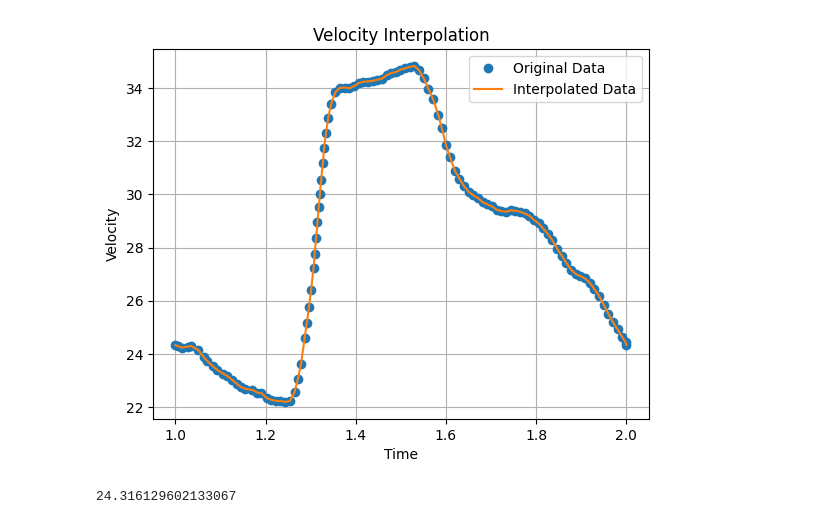
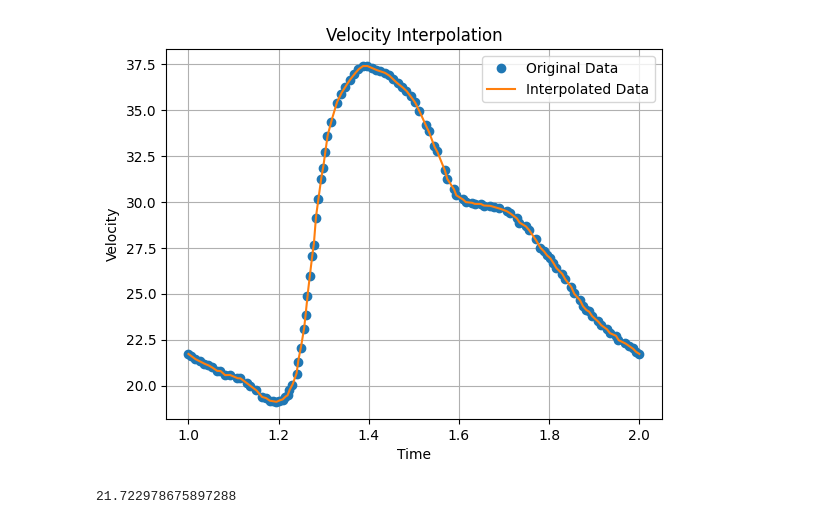
Before and after one commit to Riky2014/Tesi, a Jupyter notebook: Inflow data/Inflow_interpolation.ipynb, the cells around one changed output. Cells and saved outputs as stored; diff of their text form; code cells hidden in the pictures.

Commit message:
Creato con Colab

```diff
--- a/Inflow data/Inflow_interpolation.ipynb
+++ b/Inflow data/Inflow_interpolation.ipynb
@@ -5,42 +5,42 @@ import numpy as np
 import matplotlib.pyplot as plt
 
 # Define the filename
-filename = '/content/drive/MyDrive/ColabNotebooks/Tesi/Inflow profiles/BAS.csv'
+filename = '/content/drive/MyDrive/ColabNotebooks/Tesi/Inflow_profiles/R_ICA.csv'
 
 # Read the CSV file using numpy
 data = np.loadtxt(filename, delimiter=',', skiprows=1)  # Adjust 'skiprows' if there's no header
 
 # Extract the timing and velocity columns
 timings = data[:, 0]  # First column: timings
 velocities = data[:, 1]  # Second column: velocities
 
 # Define new timings using linspace
 T = 1
-dt = 2e-5
+dt = 1e-5
 num_points = int(np.ceil(T / dt))
 new_timings = np.linspace(timings.min(), timings.max(), num_points + 1)  # Adjust the number of points as needed
 
 # Interpolate velocities on the new timings
 new_velocities = np.interp(new_timings, timings, velocities)
 
 # Plot the original and interpolated data
 plt.figure()
 plt.plot(timings, velocities, 'o', label='Original Data')  # Original data points
 plt.plot(new_timings, new_velocities, '-', label='Interpolated Data')  # Interpolated curve
 plt.title('Velocity Interpolation')
 plt.xlabel('Time')
 plt.ylabel('Velocity')
 plt.legend()
 plt.grid(True)
 plt.show()
 
 # Optionally, save the interpolated data to a new CSV file
 interpolated_data = np.column_stack((new_timings, new_velocities))
-np.savetxt('/content/drive/MyDrive/ColabNotebooks/Tesi/Inflow profiles/BAS_inflow.csv', interpolated_data, delimiter=',', header='Time,Velocity', comments='')
+np.savetxt('/content/drive/MyDrive/ColabNotebooks/Tesi/Inflow_profiles/R_ICA_inflow.csv', interpolated_data, delimiter=',', header='Time,Velocity', comments='')
 # %% [output]
-[figure, old version]
+[figure, new version]
 # %%
-t = 0.0024
+t = 0.00001
 interpolated_data[np.where(interpolated_data[:, 0] == 1 + t)][0][1]
 # %% [output]
-24.316129602133067
+21.722978675897288
```
